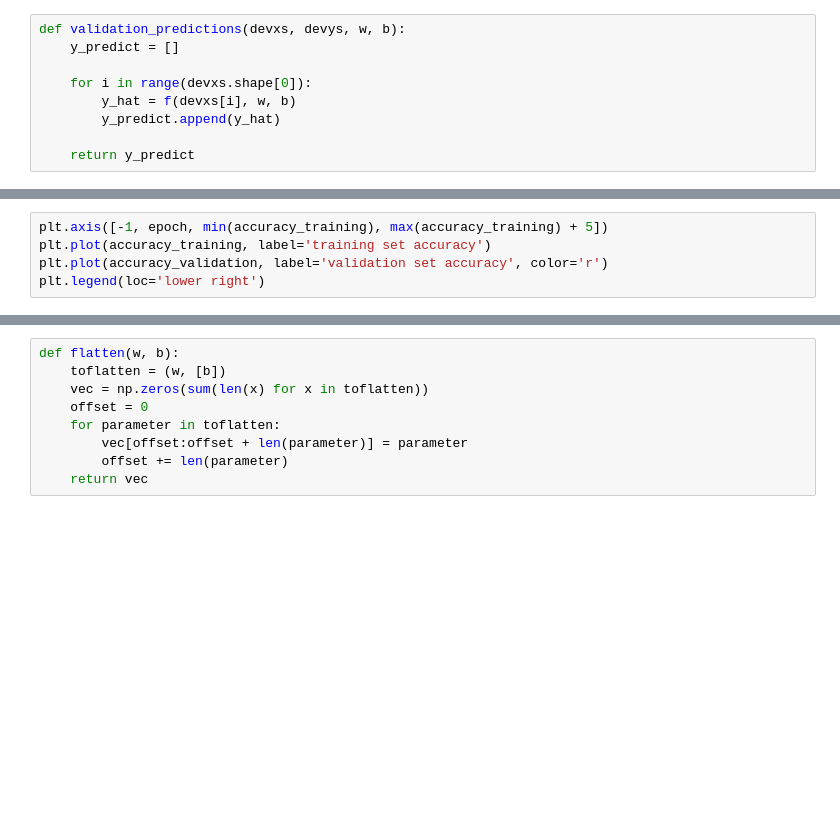
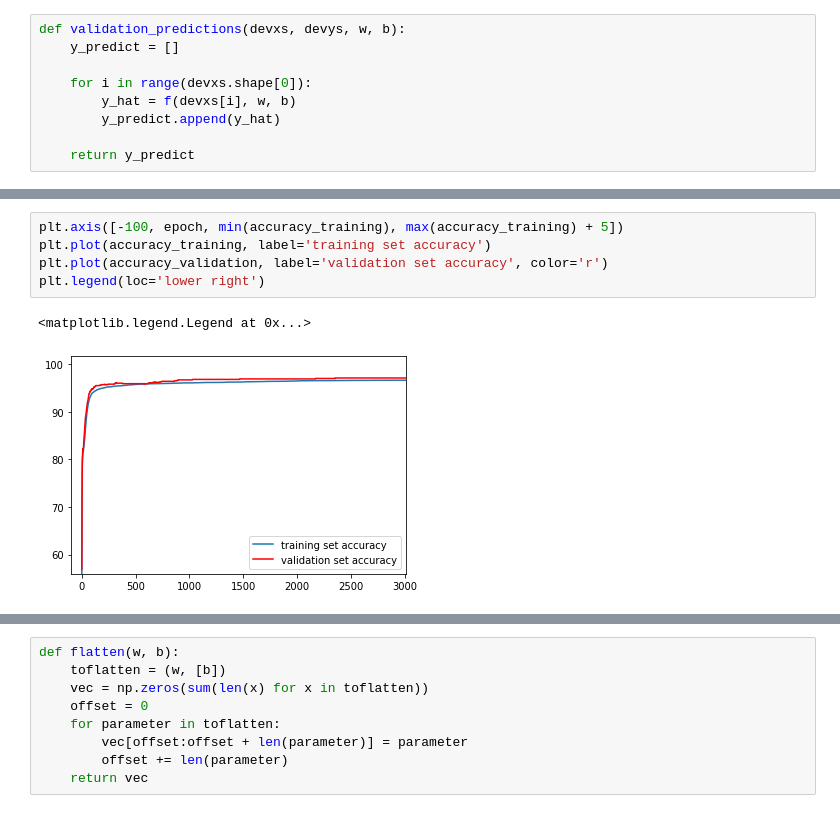
Before and after one commit to adamnpeace/comp90-cw1, a Jupyter notebook: q2/q2-elena.ipynb, the cells around one changed output, grey strips where cells are left out. Cells and saved outputs as stored; diff of their text form; blank space fills up the shorter version.

```diff
--- a/q2/q2-elena.ipynb
+++ b/q2/q2-elena.ipynb
@@ -190,8 +193,11 @@ plt.legend(loc='upper right')
 # %%
-plt.axis([-1, epoch, min(accuracy_training), max(accuracy_training) + 5])
+plt.axis([-100, epoch, min(accuracy_training), max(accuracy_training) + 5])
 plt.plot(accuracy_training, label='training set accuracy')
 plt.plot(accuracy_validation, label='validation set accuracy', color='r')
 plt.legend(loc='lower right')
+# %% [output]
+<matplotlib.legend.Legend at 0x...>
+[figure, added]
 # %%
 ind = accuracy_validation.index(max(accuracy_validation))
 print("Best epoch =", ind)
```
Also changed, not shown: parts of 7 cells of this notebook.
